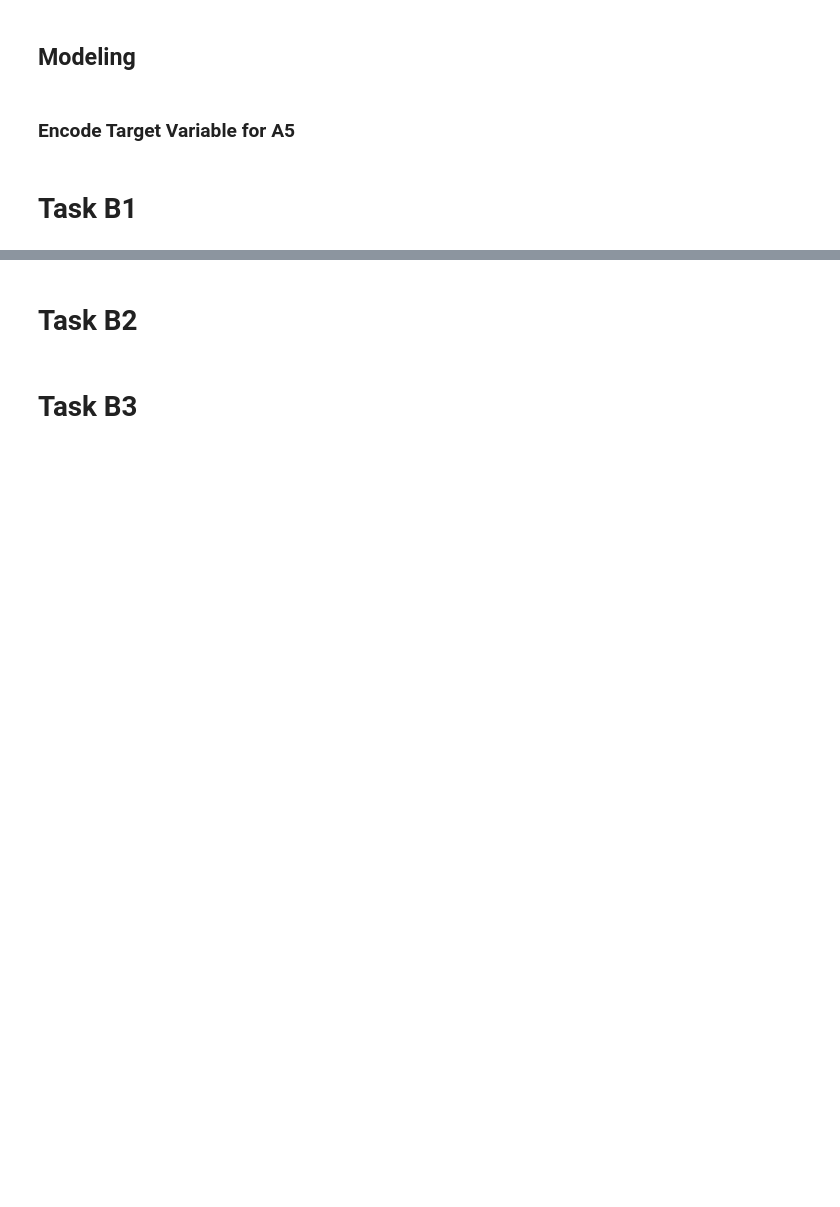
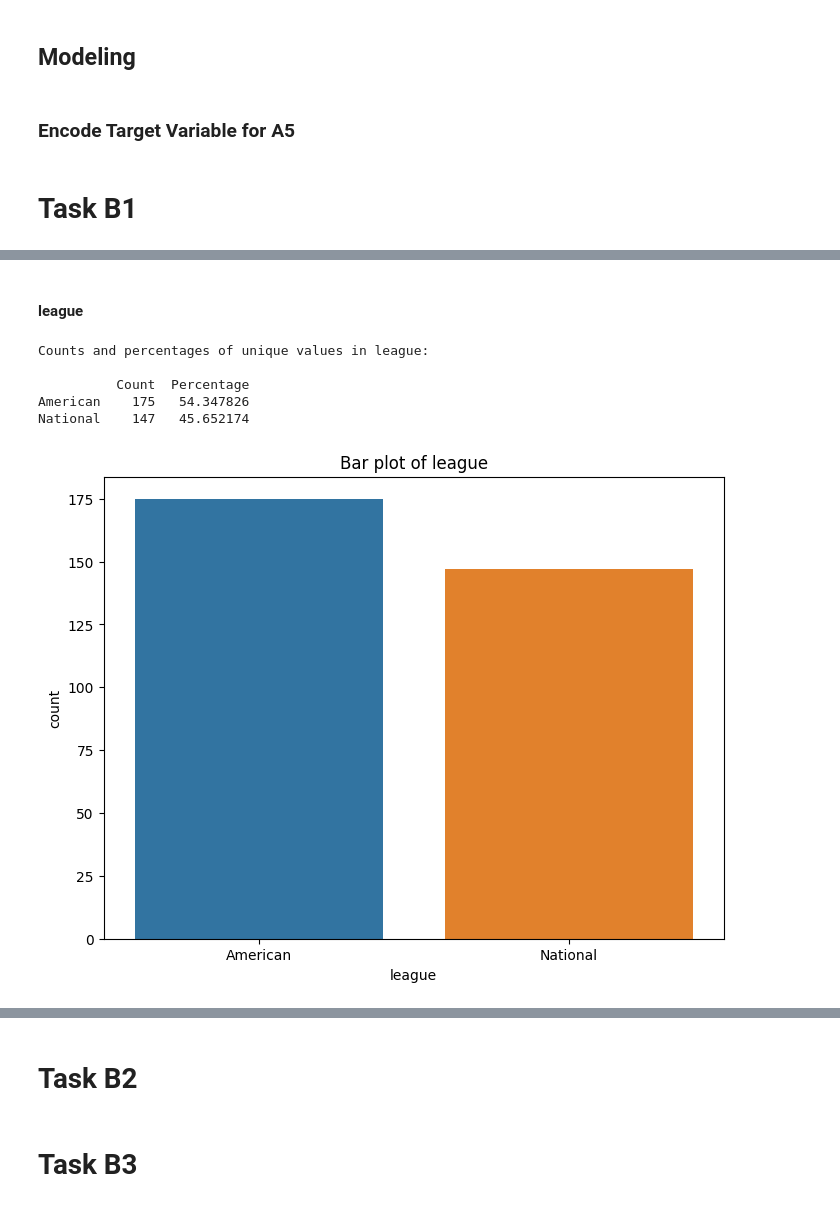
Before and after one commit to MSWinds/dm-group1-project, a Jupyter notebook: Final_Project.ipynb, the cells around one changed output, grey strips where cells are left out. Drawn from its saved outputs; the diff is of its cells as text; code cells hidden in the pictures; blank space fills up the shorter version.

```diff
--- a/Final_Project.ipynb
+++ b/Final_Project.ipynb
@@ -2261,0 +2406,14 @@ We may use distance metrics to deal with the ordinal data.
+# %% [markdown]
+#### league
+# %%
+# explore the league in df_b_raw
+data_exploration(df_b_raw, 'league')
+# Most of the players play in the AL accounting for 54% (NL = 46%); the data is imbalanced.
+# We can use binary encoding here.
+# %% [output]
+Counts and percentages of unique values in league:
+
+          Count  Percentage
+American    175   54.347826
+National    147   45.652174
+[figure, added]
```
Also changed, not shown: parts of 62 cells of this notebook.
